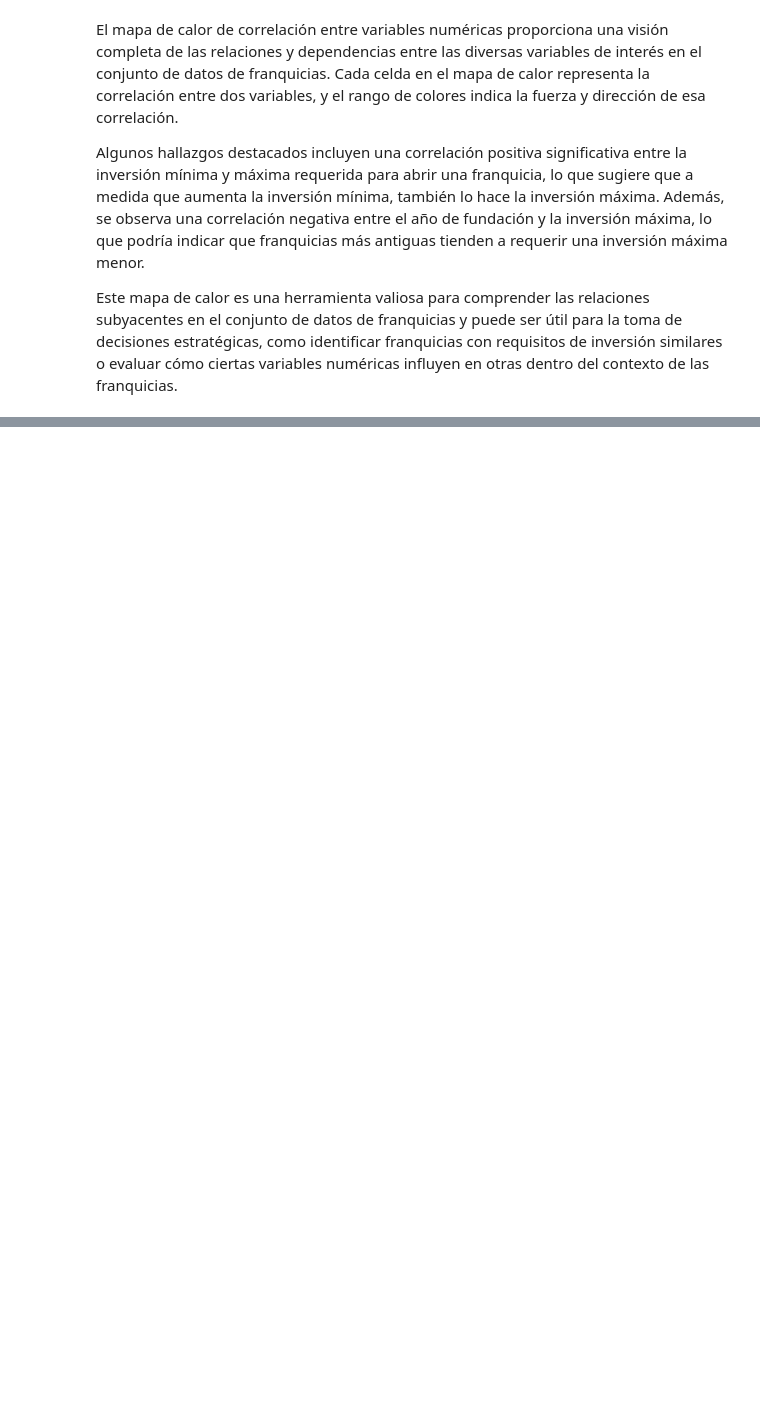
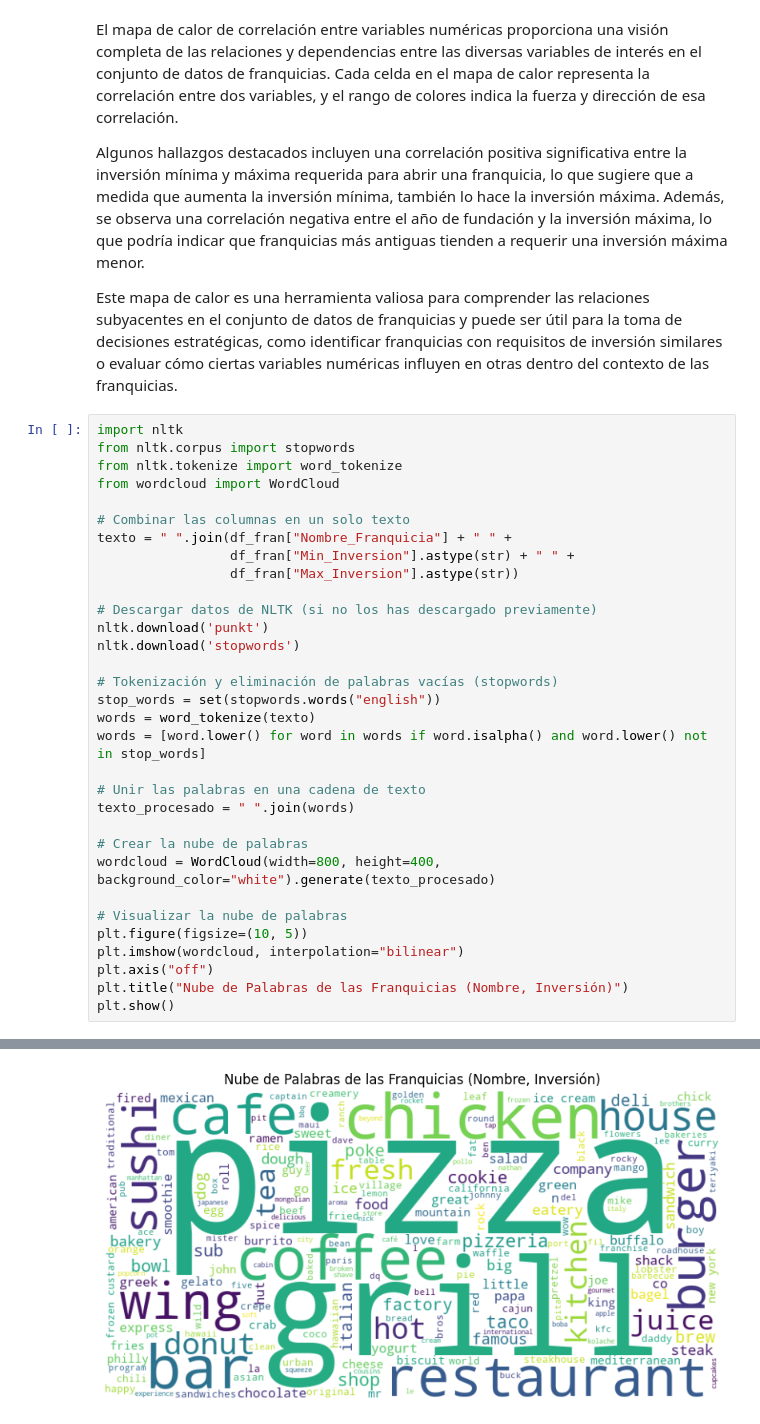
Before and after one commit to gdelrio0410/PF_DS_REVIEWS_AND_RECOMMENDATIONS, a Jupyter notebook: sprint_2/EDA/EDA_franquicias_inversion.ipynb, the cells around one changed output, grey strips where cells are left out. Cells and saved outputs as stored; diff of their text form; blank space fills up the shorter version.

```diff
--- a/sprint_2/EDA/EDA_franquicias_inversion.ipynb
+++ b/sprint_2/EDA/EDA_franquicias_inversion.ipynb
@@ -261,3 +261,36 @@ El mapa de calor de correlación entre variables numéricas proporciona una visi
 Algunos hallazgos destacados incluyen una correlación positiva significativa entre la inversión mínima y máxima requerida para abrir una franquicia, lo que sugiere que a medida que aumenta la inversión mínima, también lo hace la inversión máxima. Además, se observa una correlación negativa entre el año de fundación y la inversión máxima, lo que podría indicar que franquicias más antiguas tienden a requerir una inversión máxima menor.
 
 Este mapa de calor es una herramienta valiosa para comprender las relaciones subyacentes en el conjunto de datos de franquicias y puede ser útil para la toma de decisiones estratégicas, como identificar franquicias con requisitos de inversión similares o evaluar cómo ciertas variables numéricas influyen en otras dentro del contexto de las franquicias.
+# %%
+import nltk
+from nltk.corpus import stopwords
+from nltk.tokenize import word_tokenize
+from wordcloud import WordCloud
+
+# Combinar las columnas en un solo texto
+texto = " ".join(df_fran["Nombre_Franquicia"] + " " +
+                 df_fran["Min_Inversion"].astype(str) + " " +
+                 df_fran["Max_Inversion"].astype(str))
+
+# Descargar datos de NLTK (si no los has descargado previamente)
+nltk.download('punkt')
+nltk.download('stopwords')
+
+# Tokenización y eliminación de palabras vacías (stopwords)
+stop_words = set(stopwords.words("english"))
+words = word_tokenize(texto)
+words = [word.lower() for word in words if word.isalpha() and word.lower() not in stop_words]
+
+# Unir las palabras en una cadena de texto
+texto_procesado = " ".join(words)
+
+# Crear la nube de palabras
+wordcloud = WordCloud(width=800, height=400, background_color="white").generate(texto_procesado)
+
+# Visualizar la nube de palabras
+plt.figure(figsize=(10, 5))
+plt.imshow(wordcloud, interpolation="bilinear")
+plt.axis("off")
+plt.title("Nube de Palabras de las Franquicias (Nombre, Inversión)")
+plt.show()
+# %% [output]
@@ -263,0 +303 @@ Este mapa de calor es una herramienta valiosa para comprender las relaciones sub
+[figure, added]
```
Also changed, not shown: parts of 2 cells of this notebook.
